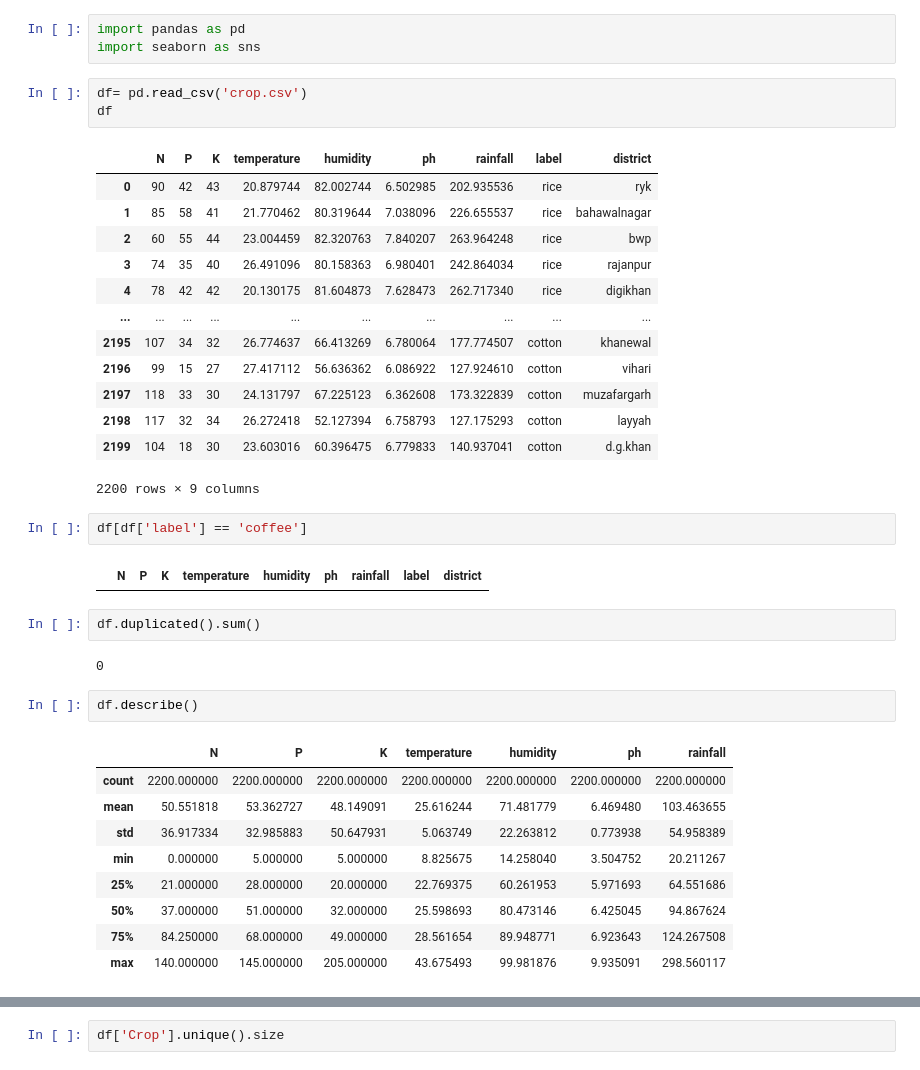
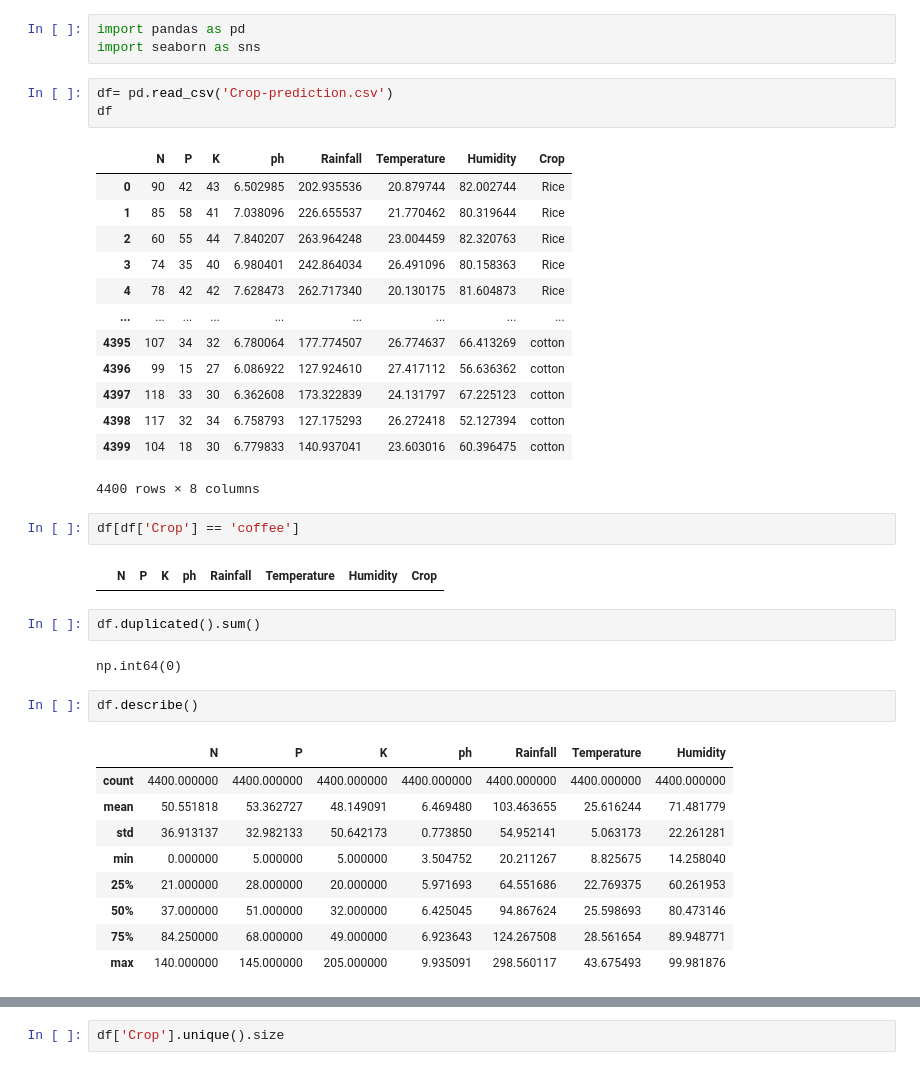
Before and after one commit to Adityapandey3460/crop-recomendation, a Jupyter notebook: model-training/model_selection.ipynb, the cells around one changed output, grey strips where cells are left out. Saved outputs shown, nothing was run; the diff lists cells and outputs as text.

```diff
--- a/model-training/model_selection.ipynb
+++ b/model-training/model_selection.ipynb
@@ -2,42 +2,42 @@
 import pandas as pd
 import seaborn as sns
 # %%
-df= pd.read_csv('crop.csv')
+df= pd.read_csv('Crop-prediction.csv')
 df
 # %% [output]
-|  | N | P | K | temperature | humidity | ph | rainfall | label | district |
-| 0 | 90 | 42 | 43 | 20.879744 | 82.002744 | 6.502985 | 202.935536 | rice | ryk |
-| 1 | 85 | 58 | 41 | 21.770462 | 80.319644 | 7.038096 | 226.655537 | rice | bahawalnagar |
-| 2 | 60 | 55 | 44 | 23.004459 | 82.320763 | 7.840207 | 263.964248 | rice | bwp |
-| 3 | 74 | 35 | 40 | 26.491096 | 80.158363 | 6.980401 | 242.864034 | rice | rajanpur |
-| 4 | 78 | 42 | 42 | 20.130175 | 81.604873 | 7.628473 | 262.717340 | rice | digikhan |
-| ... | ... | ... | ... | ... | ... | ... | ... | ... | ... |
-| 2195 | 107 | 34 | 32 | 26.774637 | 66.413269 | 6.780064 | 177.774507 | cotton | khanewal |
-| 2196 | 99 | 15 | 27 | 27.417112 | 56.636362 | 6.086922 | 127.924610 | cotton | vihari |
-| 2197 | 118 | 33 | 30 | 24.131797 | 67.225123 | 6.362608 | 173.322839 | cotton | muzafargarh |
-| 2198 | 117 | 32 | 34 | 26.272418 | 52.127394 | 6.758793 | 127.175293 | cotton | layyah |
-| 2199 | 104 | 18 | 30 | 23.603016 | 60.396475 | 6.779833 | 140.937041 | cotton | d.g.khan |
+|  | N | P | K | ph | Rainfall | Temperature | Humidity | Crop |
+| 0 | 90 | 42 | 43 | 6.502985 | 202.935536 | 20.879744 | 82.002744 | Rice |
+| 1 | 85 | 58 | 41 | 7.038096 | 226.655537 | 21.770462 | 80.319644 | Rice |
+| 2 | 60 | 55 | 44 | 7.840207 | 263.964248 | 23.004459 | 82.320763 | Rice |
+| 3 | 74 | 35 | 40 | 6.980401 | 242.864034 | 26.491096 | 80.158363 | Rice |
+| 4 | 78 | 42 | 42 | 7.628473 | 262.717340 | 20.130175 | 81.604873 | Rice |
+| ... | ... | ... | ... | ... | ... | ... | ... | ... |
+| 4395 | 107 | 34 | 32 | 6.780064 | 177.774507 | 26.774637 | 66.413269 | cotton |
+| 4396 | 99 | 15 | 27 | 6.086922 | 127.924610 | 27.417112 | 56.636362 | cotton |
+| 4397 | 118 | 33 | 30 | 6.362608 | 173.322839 | 24.131797 | 67.225123 | cotton |
+| 4398 | 117 | 32 | 34 | 6.758793 | 127.175293 | 26.272418 | 52.127394 | cotton |
+| 4399 | 104 | 18 | 30 | 6.779833 | 140.937041 | 23.603016 | 60.396475 | cotton |
-2200 rows × 9 columns
+4400 rows × 8 columns
 # %%
-df[df['label'] == 'coffee']
+df[df['Crop'] == 'coffee']
 # %% [output]
-|  | N | P | K | temperature | humidity | ph | rainfall | label | district |
+|  | N | P | K | ph | Rainfall | Temperature | Humidity | Crop |
 # %%
 df.duplicated().sum()
 # %% [output]
-0
+np.int64(0)
 # %%
 df.describe()
 # %% [output]
-|  | N | P | K | temperature | humidity | ph | rainfall |
-| count | 2200.000000 | 2200.000000 | 2200.000000 | 2200.000000 | 2200.000000 | 2200.000000 | 2200.000000 |
-| mean | 50.551818 | 53.362727 | 48.149091 | 25.616244 | 71.481779 | 6.469480 | 103.463655 |
-| std | 36.917334 | 32.985883 | 50.647931 | 5.063749 | 22.263812 | 0.773938 | 54.958389 |
-| min | 0.000000 | 5.000000 | 5.000000 | 8.825675 | 14.258040 | 3.504752 | 20.211267 |
-| 25% | 21.000000 | 28.000000 | 20.000000 | 22.769375 | 60.261953 | 5.971693 | 64.551686 |
-| 50% | 37.000000 | 51.000000 | 32.000000 | 25.598693 | 80.473146 | 6.425045 | 94.867624 |
-| 75% | 84.250000 | 68.000000 | 49.000000 | 28.561654 | 89.948771 | 6.923643 | 124.267508 |
-| max | 140.000000 | 145.000000 | 205.000000 | 43.675493 | 99.981876 | 9.935091 | 298.560117 |
+|  | N | P | K | ph | Rainfall | Temperature | Humidity |
+| count | 4400.000000 | 4400.000000 | 4400.000000 | 4400.000000 | 4400.000000 | 4400.000000 | 4400.000000 |
+| mean | 50.551818 | 53.362727 | 48.149091 | 6.469480 | 103.463655 | 25.616244 | 71.481779 |
+| std | 36.913137 | 32.982133 | 50.642173 | 0.773850 | 54.952141 | 5.063173 | 22.261281 |
+| min | 0.000000 | 5.000000 | 5.000000 | 3.504752 | 20.211267 | 8.825675 | 14.258040 |
+| 25% | 21.000000 | 28.000000 | 20.000000 | 5.971693 | 64.551686 | 22.769375 | 60.261953 |
+| 50% | 37.000000 | 51.000000 | 32.000000 | 6.425045 | 94.867624 | 25.598693 | 80.473146 |
+| 75% | 84.250000 | 68.000000 | 49.000000 | 6.923643 | 124.267508 | 28.561654 | 89.948771 |
+| max | 140.000000 | 145.000000 | 205.000000 | 9.935091 | 298.560117 | 43.675493 | 99.981876 |
 # %%
 df.corr(numeric_only=True)
 # %% [output]
```
Also changed, not shown: parts of 10 cells of this notebook, 3 other files.
